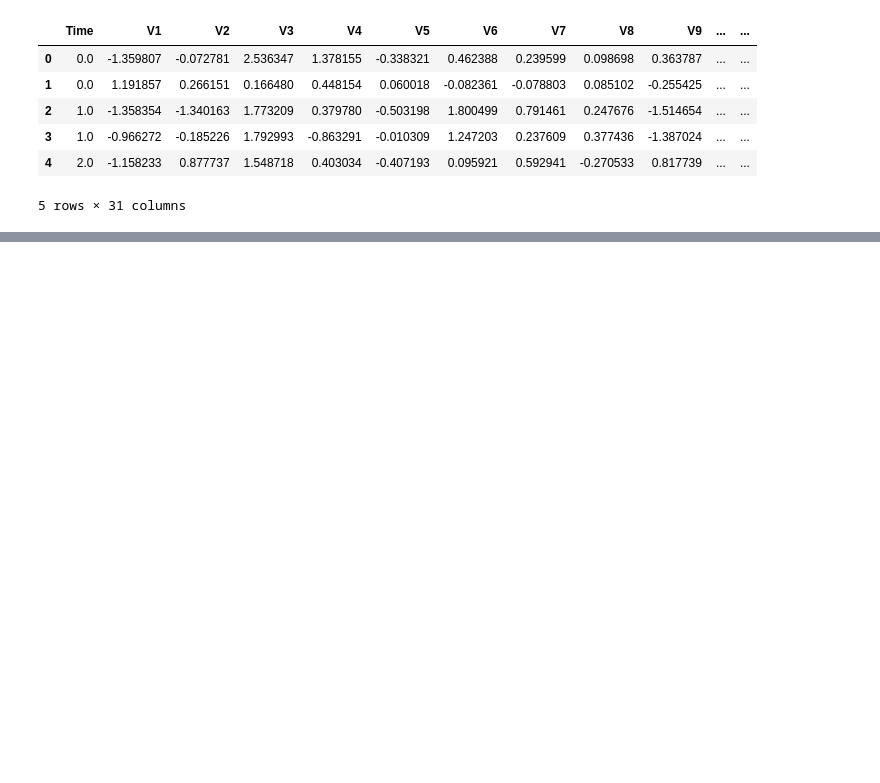
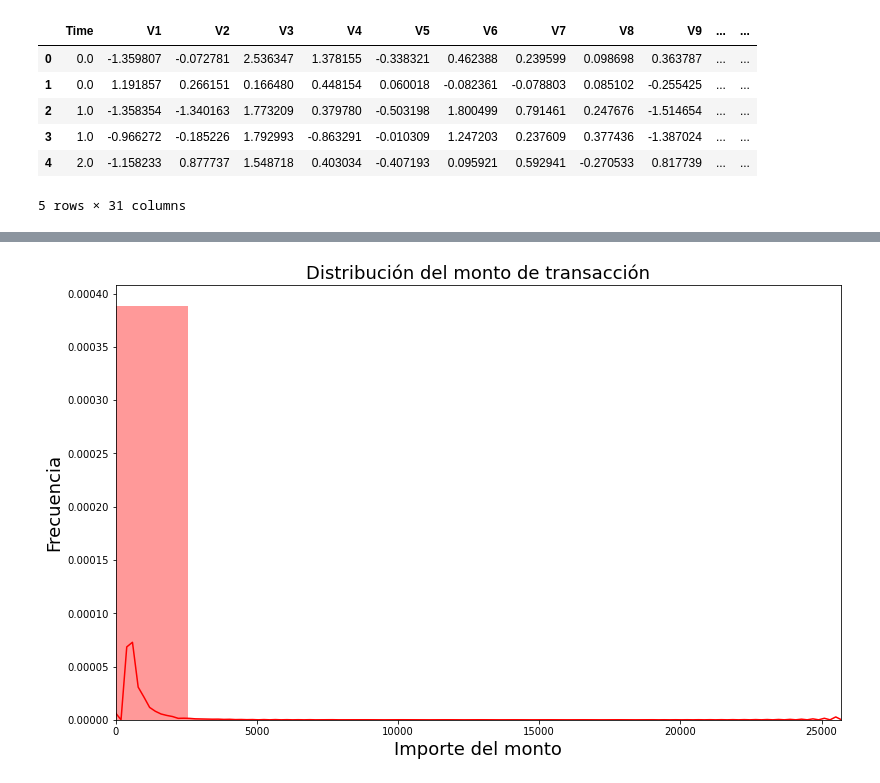
Before and after one commit to adrepd/TA-credit-card-fraud-detection, a Jupyter notebook: main.ipynb, the cells around one changed output, grey strips where cells are left out. Cells and saved outputs as stored; diff of their text form; code cells hidden in the pictures; blank space fills up the shorter version.

```diff
--- a/main.ipynb
+++ b/main.ipynb
@@ -68,2 +66,16 @@ Text(0.5, 1.0, 'Class Distributions \n (0: No Fraud || 1: Fraud)')
+# %%
+#https://www.kaggle.com/janiobachmann/credit-fraud-dealing-with-imbalanced-datasets
+amount_val = df['Amount'].values
+
+plt.figure(figsize=(13,8))
+ax = sns.distplot(amount_val, color='r', bins=10)
+ax.set_title('Distribución del monto de transacción', fontsize=18)
+ax.set_xlim([min(amount_val), max(amount_val)])
+
+plt.xlabel('Importe del monto', fontsize=18)
+plt.ylabel('Frecuencia', fontsize=18)
+plt.savefig('./plots/dist_monto.png')
+# %% [output]
+[figure, added]
 # %%
 #https://www.kaggle.com/janiobachmann/credit-fraud-dealing-with-imbalanced-datasets
```
Also changed, not shown: parts of 12 cells of this notebook, 6 other files.
